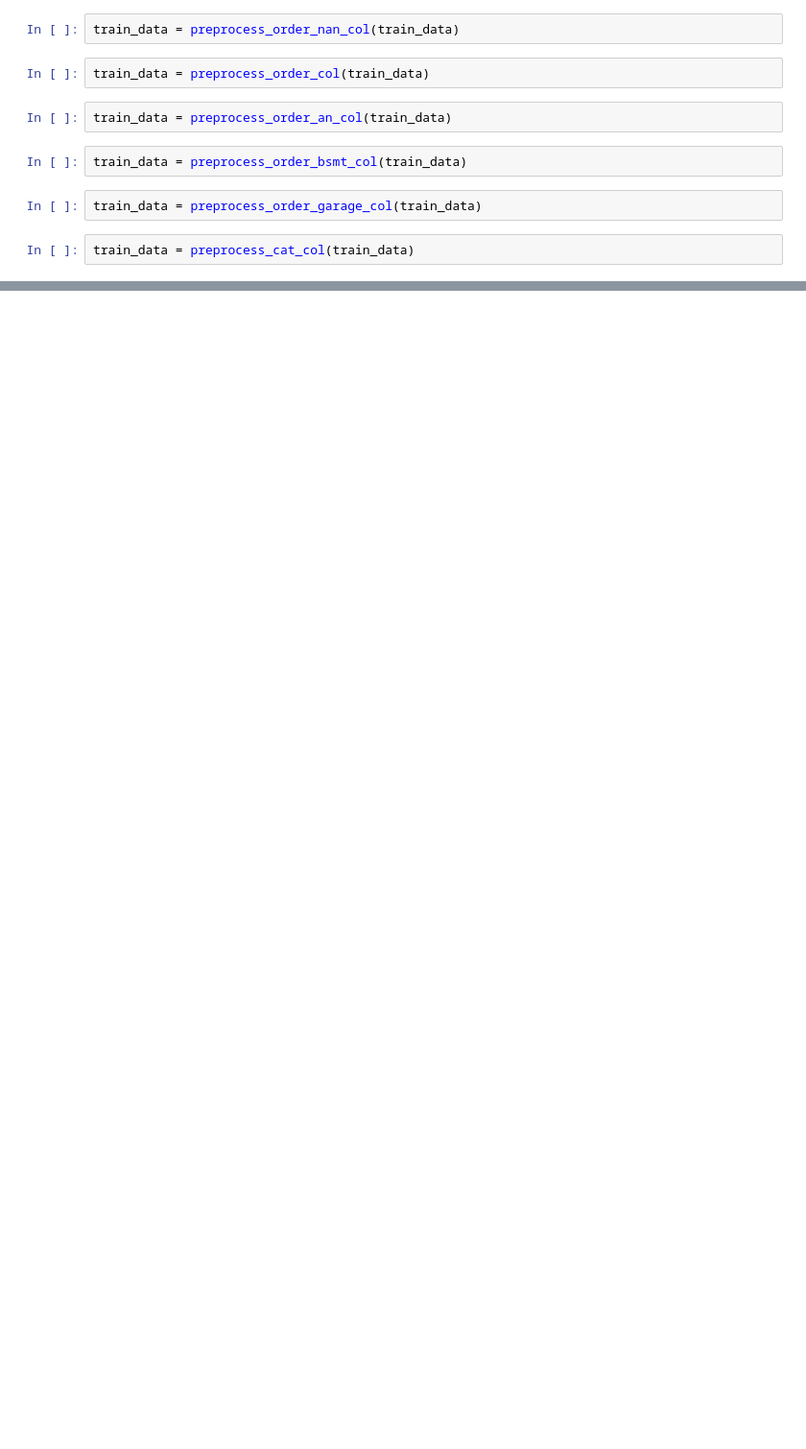
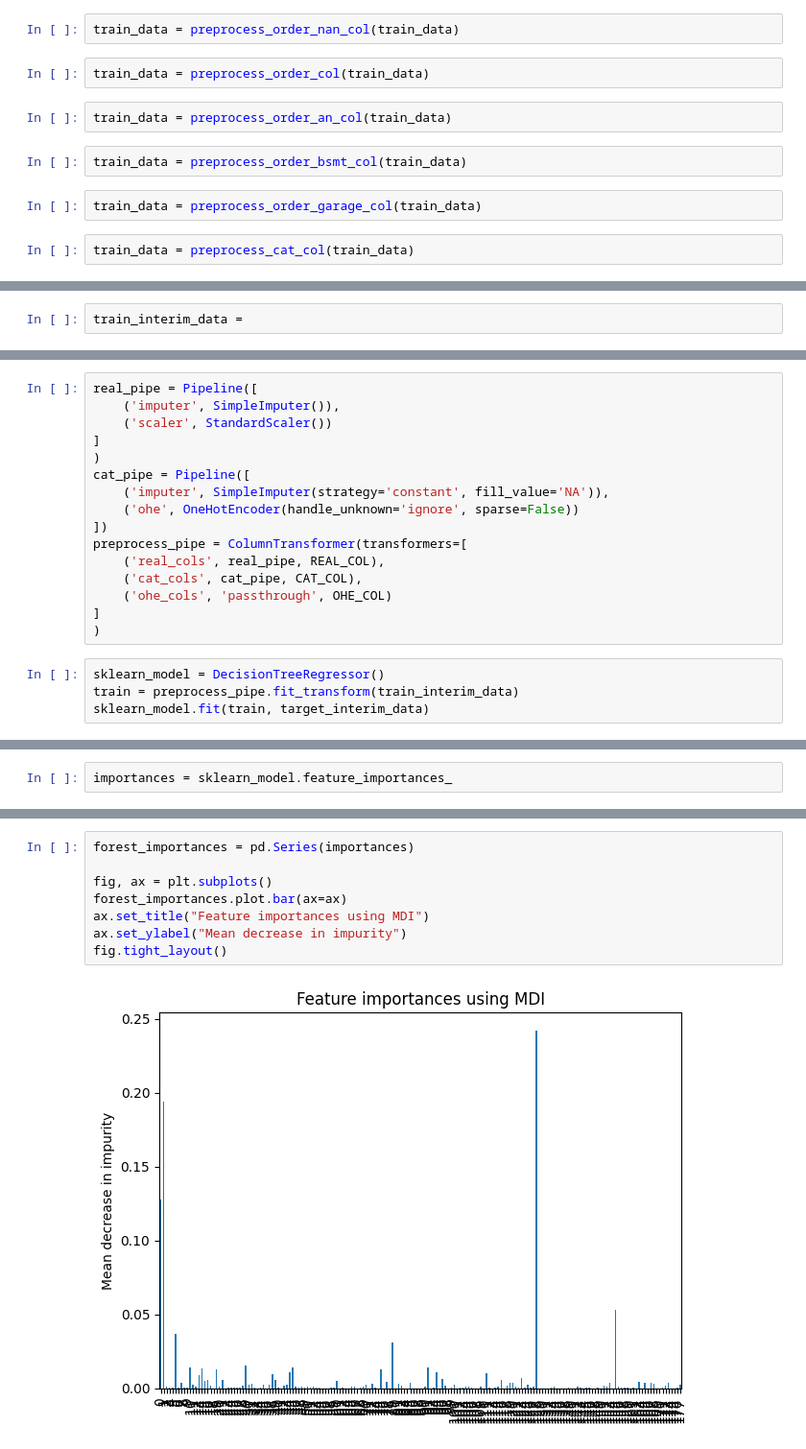
Before and after one commit to krissupervizz/regression_kaggle_competition, a Jupyter notebook: notebooks/draft.ipynb, the cells around one changed output, grey strips where cells are left out. Shown at 96% size. Cells and saved outputs as stored; diff of their text form; blank space fills up the shorter version.

Commit message:
update preprocess&create feature

```diff
--- a/notebooks/draft.ipynb
+++ b/notebooks/draft.ipynb
@@ -339,0 +339,2 @@ array(['MSZoning', 'LotShape', 'LandContour', 'LotConfig', 'LandSlope',
+# %%
+train_interim_data =
@@ -339,0 +467,20 @@ array(['MSZoning', 'LotShape', 'LandContour', 'LotConfig', 'LandSlope',
+# %%
+real_pipe = Pipeline([
+    ('imputer', SimpleImputer()),
+    ('scaler', StandardScaler())
+]
+)
+cat_pipe = Pipeline([
+    ('imputer', SimpleImputer(strategy='constant', fill_value='NA')),
+    ('ohe', OneHotEncoder(handle_unknown='ignore', sparse=False))
+])
+preprocess_pipe = ColumnTransformer(transformers=[
+    ('real_cols', real_pipe, REAL_COL),
+    ('cat_cols', cat_pipe, CAT_COL),
+    ('ohe_cols', 'passthrough', OHE_COL)
+]
+)
+# %%
+sklearn_model = DecisionTreeRegressor()
+train = preprocess_pipe.fit_transform(train_interim_data)
+sklearn_model.fit(train, target_interim_data)
@@ -339,0 +489,2 @@ array(['MSZoning', 'LotShape', 'LandContour', 'LotConfig', 'LandSlope',
+# %%
+importances = sklearn_model.feature_importances_
@@ -339,0 +504,10 @@ array(['MSZoning', 'LotShape', 'LandContour', 'LotConfig', 'LandSlope',
+# %%
+forest_importances = pd.Series(importances)
+
+fig, ax = plt.subplots()
+forest_importances.plot.bar(ax=ax)
+ax.set_title("Feature importances using MDI")
+ax.set_ylabel("Mean decrease in impurity")
+fig.tight_layout()
+# %% [output]
+[figure, added]
```
Also changed, not shown: parts of 53 cells of this notebook, 5 other files.
